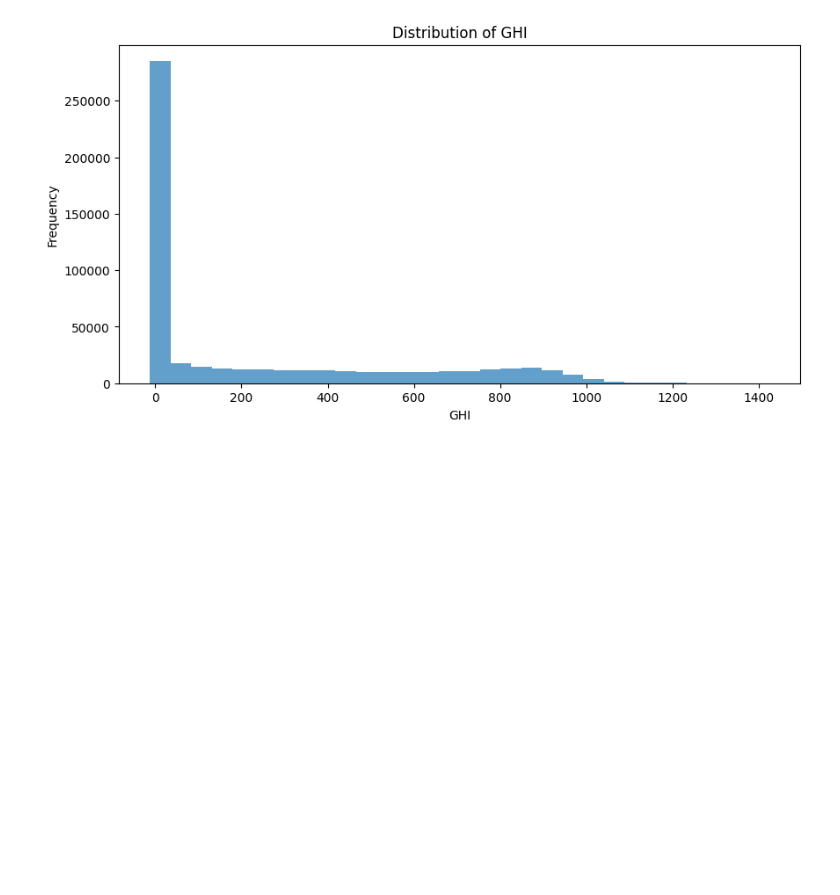
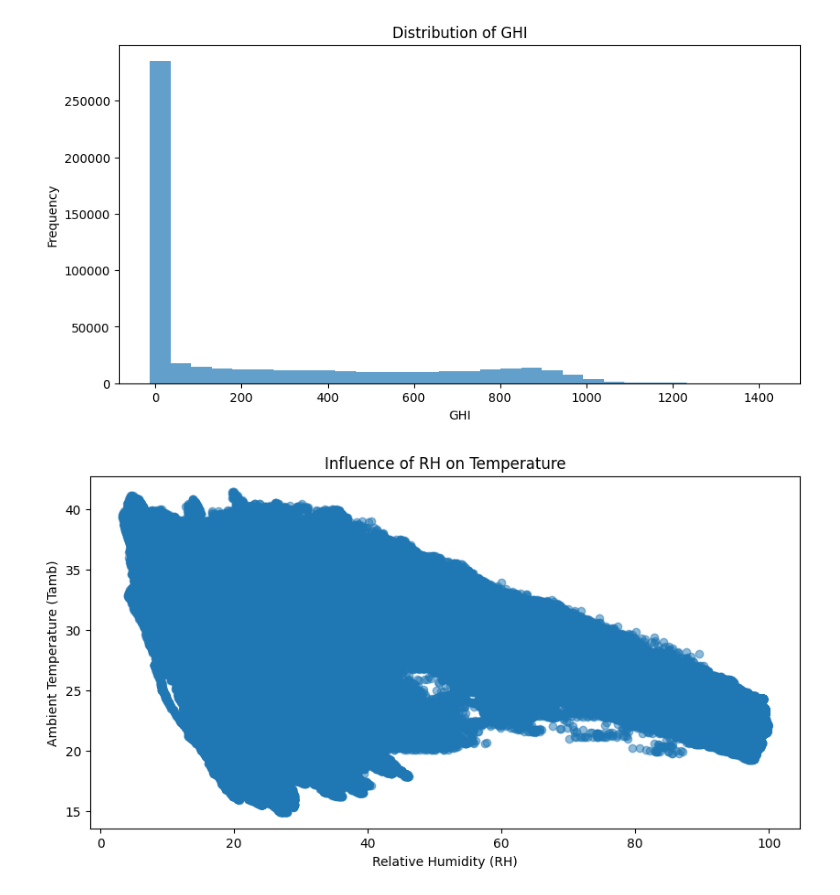
Before and after one commit to ruthasoll/solar-challenge-week0, a Jupyter notebook: notebook/togo_eda.ipynb, the cells around one changed output. Saved outputs shown, nothing was run; the diff lists cells and outputs as text; code cells hidden in the pictures; blank space fills up the shorter version.

Commit message:
Temperature Analysis added

```diff
--- a/notebook/togo_eda.ipynb
+++ b/notebook/togo_eda.ipynb
@@ -184,3 +184,13 @@ plt.show()
 # Wind rose plot (requires additional libraries like matplotlib)
 # %% [output]
 [figure]
+# %%
+# Examine the influence of RH on temperature readings
+plt.figure(figsize=(10, 5))
+plt.scatter(df['RH'], df['Tamb'], alpha=0.5)
+plt.xlabel('Relative Humidity (RH)')
+plt.ylabel('Ambient Temperature (Tamb)')
+plt.title('Influence of RH on Temperature')
+plt.show()
+# %% [output]
+[figure, added]
```
